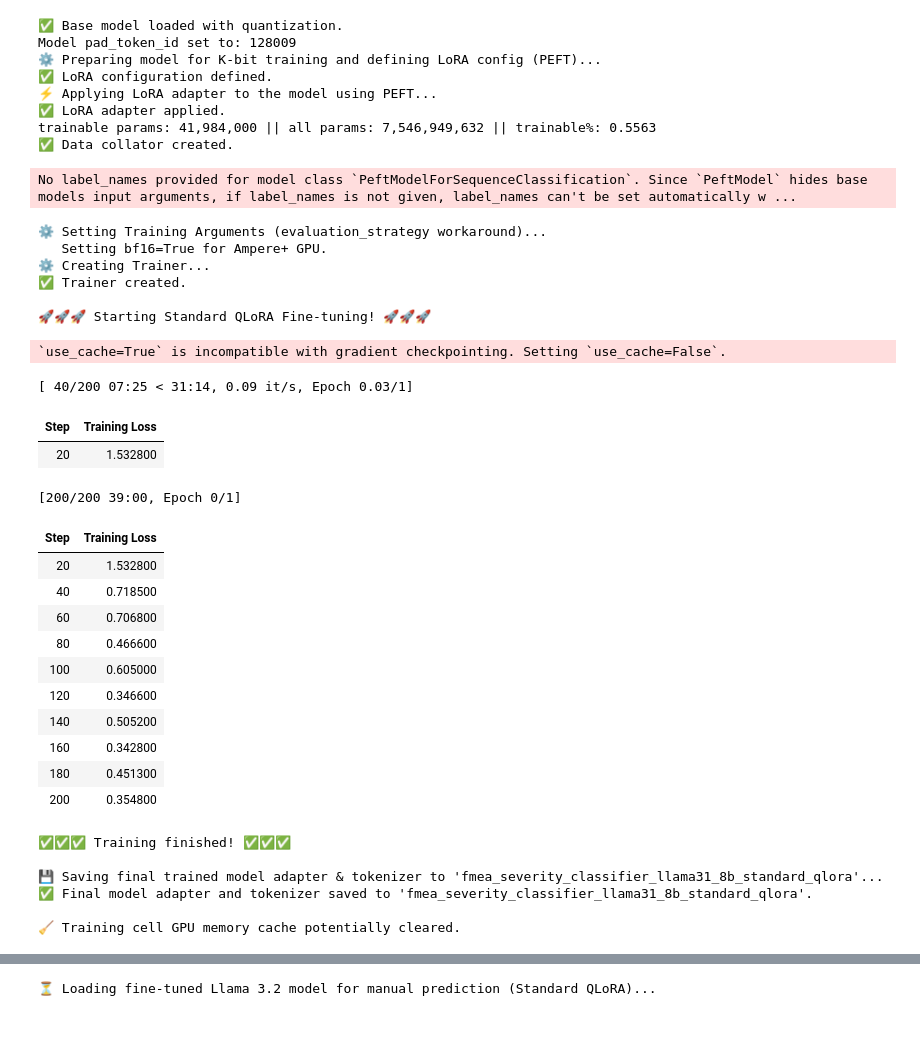
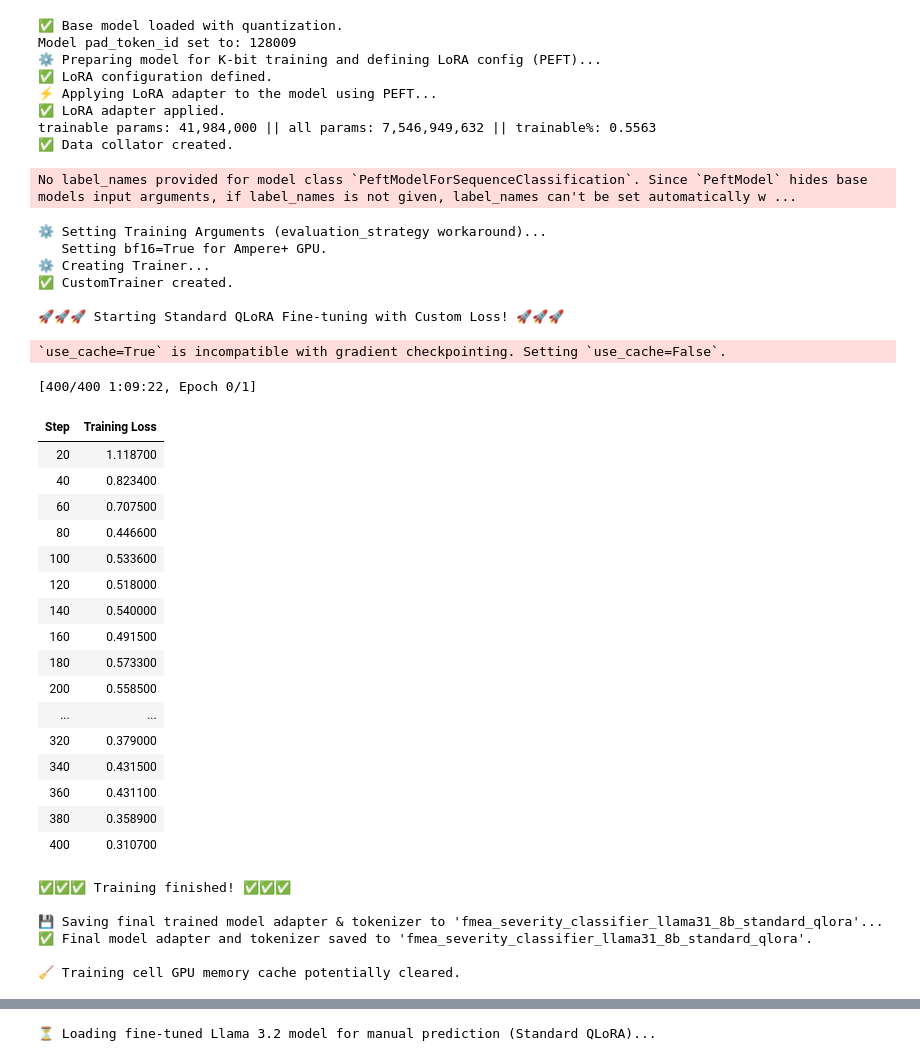
Before and after one commit to TheTigerHub/UTD-Summer-2025, a Jupyter notebook: UTD2025_FMEA_Severity_with_Test.ipynb, the cells around one changed output, grey strips where cells are left out. Cells and saved outputs as stored; diff of their text form; code cells hidden in the pictures; blank space fills up the shorter version.

Commit message:
modified to use new ordinal loss function, 400 step training

```diff
--- a/UTD2025_FMEA_Severity_with_Test.ipynb
+++ b/UTD2025_FMEA_Severity_with_Test.ipynb
@@ -115,7 +115,7 @@ MAX_SEQ_LENGTH = 512 #for memory management
 OUTPUT_DIR = "fmea_severity_classifier_llama31_8b_standard_qlora" # <<< New output dir name
 LEARNING_RATE = 1e-4      # common QLoRA starting point
 NUM_EPOCHS = 4            # Train for 3 epochs which is standard for fine tuning
-MAX_STEPS = 200         # Alternative to epochs
+MAX_STEPS = 400         # Alternative to epochs
 BATCH_SIZE_PER_DEVICE = 1 # may use 4 because model is smaller
 GRAD_ACCUMULATION_STEPS = 16 # effective batch size of 16
 LORA_R = 16 #the rank for LoRA matricies 16 is common
@@ -426,6 +577,9 @@ import numpy as np
 from sklearn.metrics import accuracy_score, precision_recall_fscore_support
 from transformers import TrainingArguments, Trainer # Ensure these are imported
 import torch # Ensure torch is imported
+
+# Import CustomTrainer (defined in a previous cell)
+from __main__ import CustomTrainer # Assuming CustomTrainer is defined in the notebook's main scope
 
 # --- Define Compute Metrics Function ---
 # Keep this function as it's needed for manual evaluation later
@@ -480,8 +634,8 @@ training_args = TrainingArguments(
     seed=42, #sets the seed for repoducibility
     report_to="none",
     remove_unused_columns=True, # Safe if Cell 5 removed 'text' column
-    gradient_checkpointing=True, # Recommended for standard QLoRA memory saving
-    gradient_checkpointing_kwargs={'use_reentrant':False},
+    gradient_checkpointing=False, # Recommended for standard QLoRA memory saving - Set to False to troubleshoot CheckpointError
+    # gradient_checkpointing_kwargs={'use_reentrant':False}, # Not needed if gradient_checkpointing is False
 )
 
 # --- Create Trainer ---
@@ -489,7 +643,8 @@ print("⚙️ Creating Trainer...")
 # Ensure model, tokenized_datasets, tokenizer, data_collator exist from previous cells
 try:
     #creates trainer with all of the configs from earlier
-    trainer = Trainer(
+    # !!! Use CustomTrainer instead of Trainer !!!
+    trainer = CustomTrainer(
         model=model,
         args=training_args,
         train_dataset=tokenized_datasets["train"],
@@ -498,7 +653,7 @@ try:
         data_collator=data_collator,
         # compute_metrics=compute_metrics, # Keep this, will be used for manual test evaluation
     )
-    print("✅ Trainer created.")
+    print("✅ CustomTrainer created.")
 except NameError as ne:
     print(f"❌ NameError: A required object (model, dataset, etc.) not found: {ne}")
     print("   Please ensure Cells 3, 4, 5, 6 ran successfully.")
@@ -508,60 +663,63 @@ except Exception as e:
     raise
 
 # --- Start Training ---
-print(f"\n🚀🚀🚀 Starting Standard QLoRA Fine-tuning! 🚀🚀🚀")
+print(f"\n🚀🚀🚀 Starting Standard QLoRA Fine-tuning with Custom Loss! 🚀🚀🚀") # Update print statement
 try:
     train_result = trainer.train() # Train the model
     print("\n✅✅✅ Training finished! ✅✅✅")
 except Exception as e:
     print(f"❌ An error occurred during trainer.train(): {e}")
     raise
 
 # --- Save Final Model State ---
 # Note: Saves the model state at the END of training.
 print(f"\n💾 Saving final trained model adapter & tokenizer to '{OUTPUT_DIR}'...")
 try:
     trainer.save_model(OUTPUT_DIR)
     if 'tokenizer' in locals() and tokenizer is not None: # Save tokenizer if available
          tokenizer.save_pretrained(OUTPUT_DIR)
     print(f"✅ Final model adapter and tokenizer saved to '{OUTPUT_DIR}'.")
 except Exception as e:
      print(f"❌ Error saving model/tokenizer: {e}")
 
 # --- Optional: Clean up GPU memory ---
 import gc
 # Add del statements for objects no longer needed
 # Example: del model, trainer, tokenized_datasets, raw_datasets
 gc.collect()
 if torch.cuda.is_available(): torch.cuda.empty_cache()
 print("\n🧹 Training cell GPU memory cache potentially cleared.")
 # %% [output]
 No label_names provided for model class `PeftModelForSequenceClassification`. Since `PeftModel` hides base models input arguments, if label_names is not given, label_names can't be set automatically w ...
 ⚙️ Setting Training Arguments (evaluation_strategy workaround)...
    Setting bf16=True for Ampere+ GPU.
 ⚙️ Creating Trainer...
-✅ Trainer created.
+✅ CustomTrainer created.
 
-🚀🚀🚀 Starting Standard QLoRA Fine-tuning! 🚀🚀🚀
+🚀🚀🚀 Starting Standard QLoRA Fine-tuning with Custom Loss! 🚀🚀🚀
 `use_cache=True` is incompatible with gradient checkpointing. Setting `use_cache=False`.
-[ 40/200 07:25 < 31:14, 0.09 it/s, Epoch 0.03/1]
+[400/400 1:09:22, Epoch 0/1]
 | Step | Training Loss |
-| 20 | 1.532800 |
+| 20 | 1.118700 |
+| 40 | 0.823400 |
+| 60 | 0.707500 |
+| 80 | 0.446600 |
+| 100 | 0.533600 |
+| 120 | 0.518000 |
+| 140 | 0.540000 |
+| 160 | 0.491500 |
+| 180 | 0.573300 |
+| 200 | 0.558500 |
+| ... | ... |
+| 320 | 0.379000 |
+| 340 | 0.431500 |
+| 360 | 0.431100 |
+| 380 | 0.358900 |
+| 400 | 0.310700 |
-[200/200 39:00, Epoch 0/1]
+✅✅✅ Training finished! ✅✅✅
+
+💾 Saving final trained model adapter & tokenizer to 'fmea_severity_classifier_llama31_8b_standard_qlora'...
+✅ Final model adapter and tokenizer saved to 'fmea_severity_classifier_llama31_8b_standard_qlora'.
+
+🧹 Training cell GPU memory cache potentially cleared.
-| Step | Training Loss |
-| 20 | 1.532800 |
-| 40 | 0.718500 |
-| 60 | 0.706800 |
-| 80 | 0.466600 |
-| 100 | 0.605000 |
-| 120 | 0.346600 |
-| 140 | 0.505200 |
-| 160 | 0.342800 |
-| 180 | 0.451300 |
-| 200 | 0.354800 |
-✅✅✅ Training finished! ✅✅✅
-
-💾 Saving final trained model adapter & tokenizer to 'fmea_severity_classifier_llama31_8b_standard_qlora'...
-✅ Final model adapter and tokenizer saved to 'fmea_severity_classifier_llama31_8b_standard_qlora'.
-
-🧹 Training cell GPU memory cache potentially cleared.
 # %%
```
Also changed, not shown: parts of 8 cells of this notebook.
